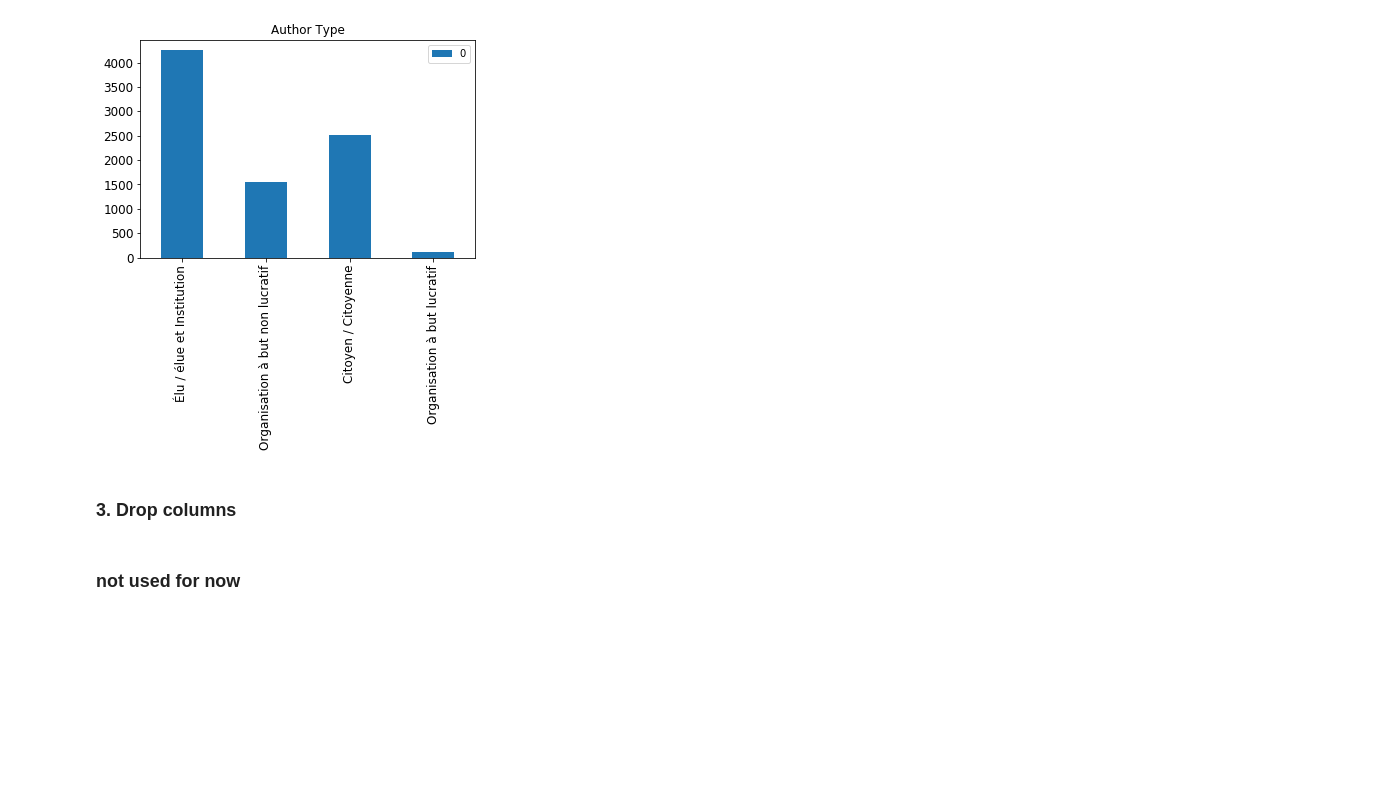
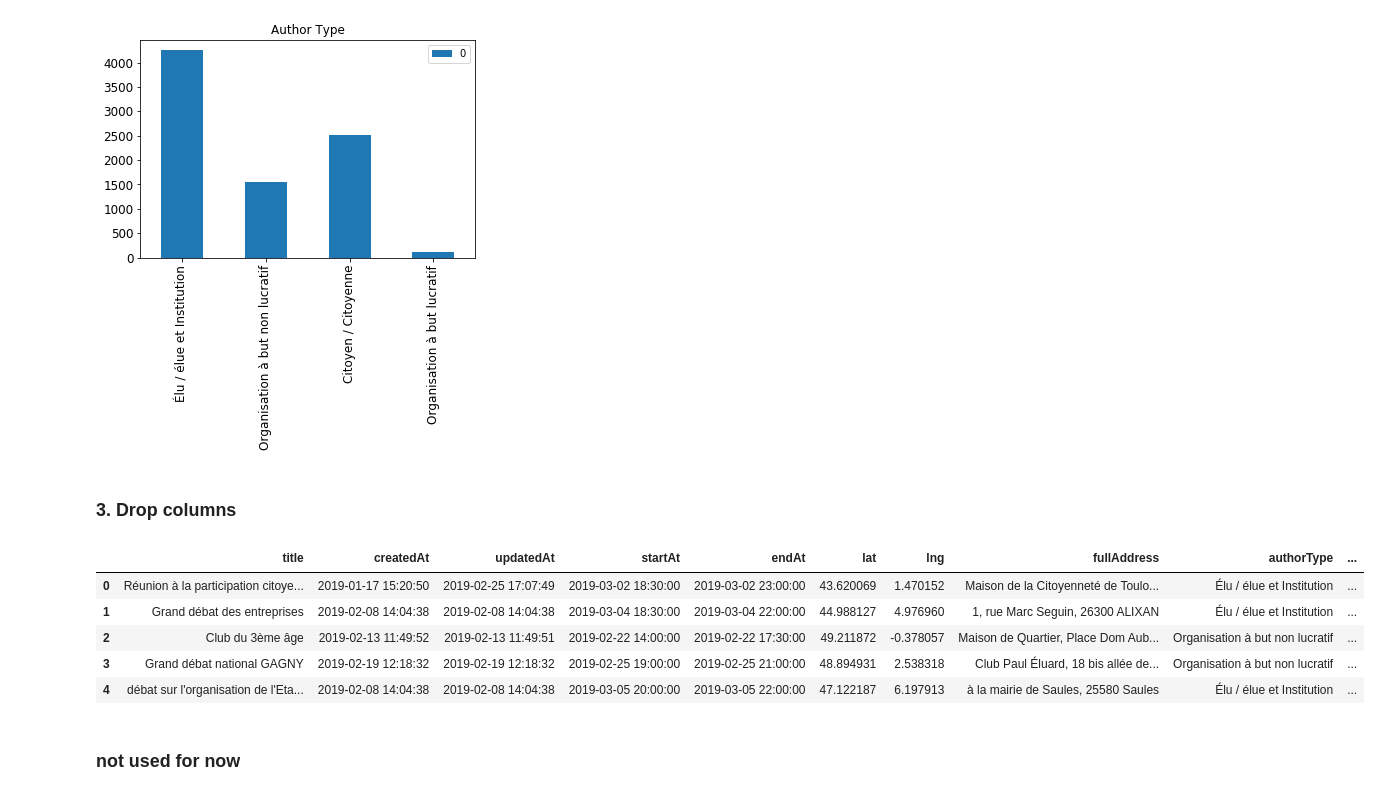
Before and after one commit to Pepper-Targaryen/GrandDebatNational, a Jupyter notebook: Project-T2.ipynb, the cells around one changed output. Saved outputs shown, nothing was run; the diff lists cells and outputs as text; code cells hidden in the pictures; blank space fills up the shorter version.

Commit message:
drop useless columns add some TODO

```diff
--- a/Project-T2.ipynb
+++ b/Project-T2.ipynb
@@ -106,0 +104,13 @@ housing_labels = strat_train_set["median_house_value"].copy()
+# %%
+# useless features
+events_new = events.drop(["id", "enabled", "link", "url", "body", "authorId"], axis=1) # drop labels for training set
+# drop bad zip code
+events_new = events_new [ (events_new["authorZipCode"] < 100000) & ( events_new["authorZipCode"] > 1000)]
+events_new.head()
+# %% [output]
+|  | title | createdAt | updatedAt | startAt | endAt | lat | lng | fullAddress | authorType | ... |
+| 0 | Réunion à la participation citoye... | 2019-01-17 15:20:50 | 2019-02-25 17:07:49 | 2019-03-02 18:30:00 | 2019-03-02 23:00:00 | 43.620069 | 1.470152 | Maison de la Citoyenneté de Toulo... | Élu / élue et Institution | ... |
+| 1 | Grand débat des entreprises | 2019-02-08 14:04:38 | 2019-02-08 14:04:38 | 2019-03-04 18:30:00 | 2019-03-04 22:00:00 | 44.988127 | 4.976960 | 1, rue Marc Seguin, 26300 ALIXAN | Élu / élue et Institution | ... |
+| 2 | Club du 3ème âge | 2019-02-13 11:49:52 | 2019-02-13 11:49:51 | 2019-02-22 14:00:00 | 2019-02-22 17:30:00 | 49.211872 | -0.378057 | Maison de Quartier, Place Dom Aub... | Organisation à but non lucratif | ... |
+| 3 | Grand débat national GAGNY | 2019-02-19 12:18:32 | 2019-02-19 12:18:32 | 2019-02-25 19:00:00 | 2019-02-25 21:00:00 | 48.894931 | 2.538318 | Club Paul Éluard, 18 bis allée de... | Organisation à but non lucratif | ... |
+| 4 | débat sur l'organisation de l'Eta... | 2019-02-08 14:04:38 | 2019-02-08 14:04:38 | 2019-03-05 20:00:00 | 2019-03-05 22:00:00 | 47.122187 | 6.197913 | à la mairie de Saules, 25580 Saules | Élu / élue et Institution | ... |
```
Also changed, not shown: parts of 5 cells of this notebook.
